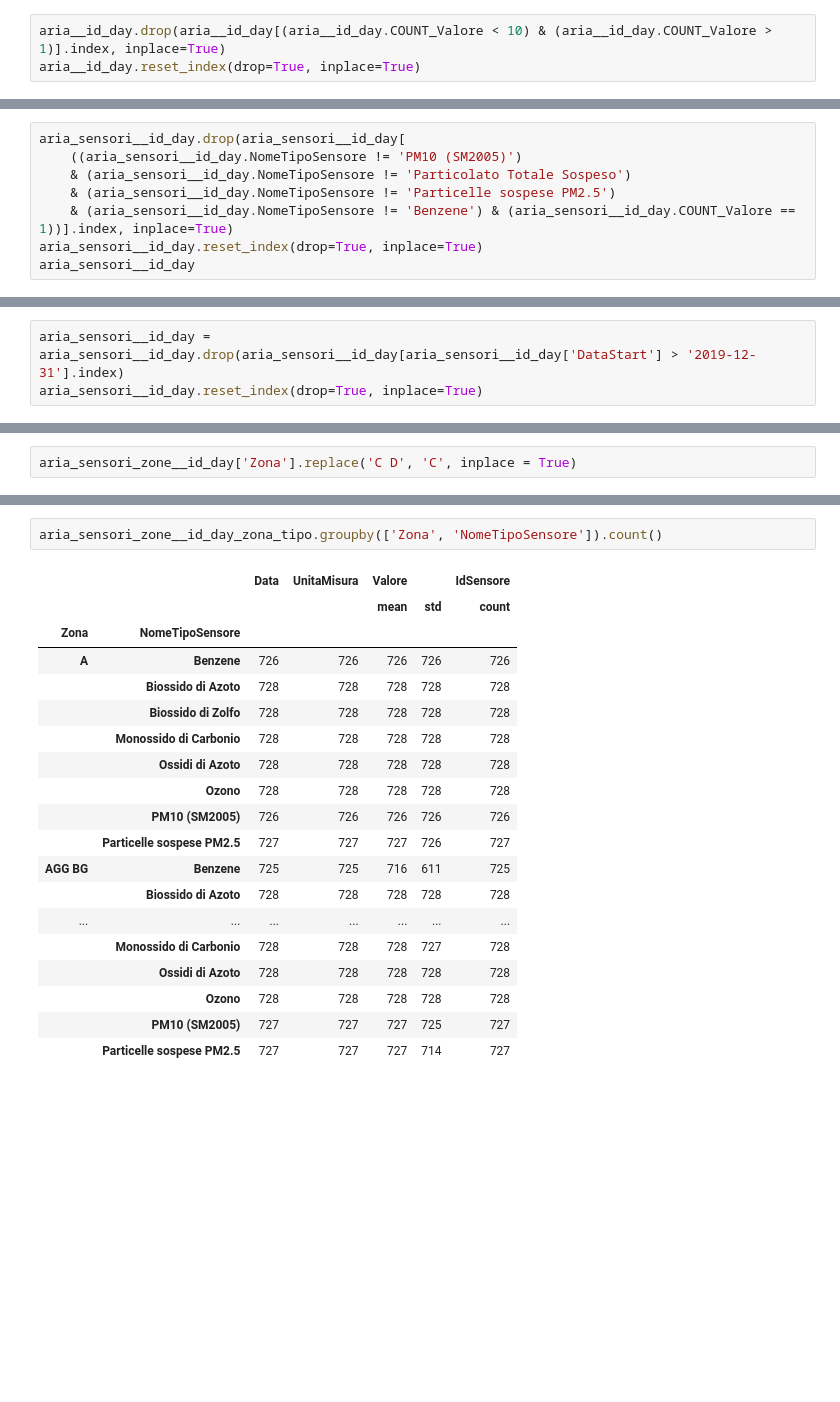
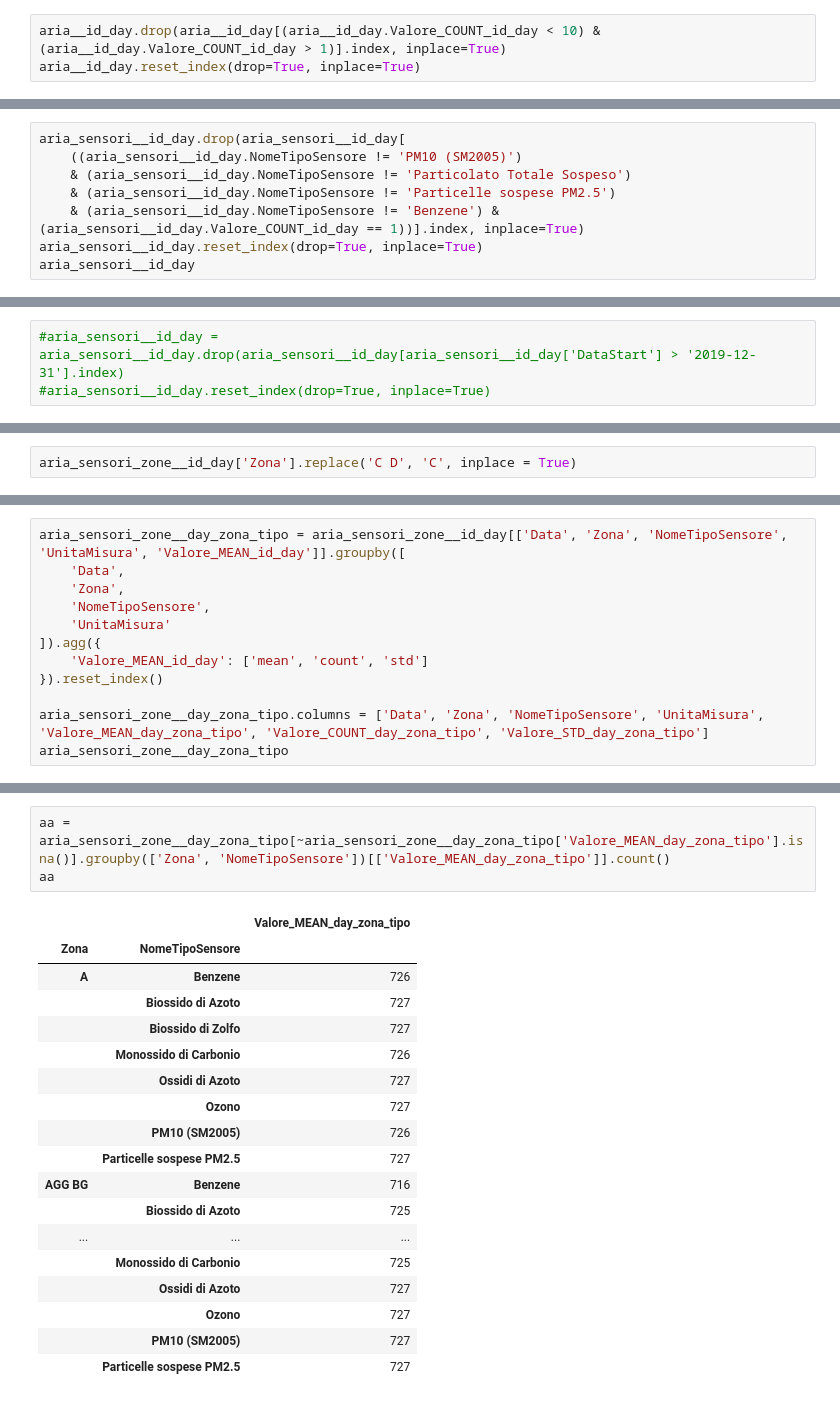
Before and after one commit to giocoal/air-quality-milano-interactive-data-visualization-tableau, a Jupyter notebook: Data_Visualization_project_21_22.ipynb, the cells around one changed output, grey strips where cells are left out. Cells and saved outputs as stored; diff of their text form; blank space fills up the shorter version.

```diff
--- a/Data_Visualization_project_21_22.ipynb
+++ b/Data_Visualization_project_21_22.ipynb
@@ -453,7 +487,7 @@ aria__id_day[aria__id_day.COUNT_Valore == 0].shape[0]
 # %% [markdown]
 #### Rimozione medie ottenute da meno di 10 osservazioni
 # %%
-aria__id_day.drop(aria__id_day[(aria__id_day.COUNT_Valore < 10) & (aria__id_day.COUNT_Valore > 1)].index, inplace=True)
+aria__id_day.drop(aria__id_day[(aria__id_day.Valore_COUNT_id_day < 10) & (aria__id_day.Valore_COUNT_id_day > 1)].index, inplace=True)
 aria__id_day.reset_index(drop=True, inplace=True)
 # %% [markdown]
 ## JOIN (aria, sensori)
@@ -581,7 +615,7 @@ aria_sensori__id_day.drop(aria_sensori__id_day[
     ((aria_sensori__id_day.NomeTipoSensore != 'PM10 (SM2005)')
     & (aria_sensori__id_day.NomeTipoSensore != 'Particolato Totale Sospeso')
     & (aria_sensori__id_day.NomeTipoSensore != 'Particelle sospese PM2.5')
-    & (aria_sensori__id_day.NomeTipoSensore != 'Benzene') & (aria_sensori__id_day.COUNT_Valore == 1))].index, inplace=True)
+    & (aria_sensori__id_day.NomeTipoSensore != 'Benzene') & (aria_sensori__id_day.Valore_COUNT_id_day == 1))].index, inplace=True)
 aria_sensori__id_day.reset_index(drop=True, inplace=True)
 aria_sensori__id_day
 # %% [output]
@@ -607,6 +639,6 @@ sum(aria_sensori__id_day['DataStart'] > '2019-12-31')
 # %%
-aria_sensori__id_day = aria_sensori__id_day.drop(aria_sensori__id_day[aria_sensori__id_day['DataStart'] > '2019-12-31'].index)
-aria_sensori__id_day.reset_index(drop=True, inplace=True)
+#aria_sensori__id_day = aria_sensori__id_day.drop(aria_sensori__id_day[aria_sensori__id_day['DataStart'] > '2019-12-31'].index)
+#aria_sensori__id_day.reset_index(drop=True, inplace=True)
 # %% [markdown]
 Numero sensori con `DataStop` diversa da NA
 # %%
@@ -680,0 +699,12 @@ aria_sensori_zone__id_day_zona_tipo
+# %%
+aria_sensori_zone__day_zona_tipo = aria_sensori_zone__id_day[['Data', 'Zona', 'NomeTipoSensore', 'UnitaMisura', 'Valore_MEAN_id_day']].groupby([
+    'Data',
+    'Zona',
+    'NomeTipoSensore',
+    'UnitaMisura'
+]).agg({
+    'Valore_MEAN_id_day': ['mean', 'count', 'std']
+}).reset_index()
+
+aria_sensori_zone__day_zona_tipo.columns = ['Data', 'Zona', 'NomeTipoSensore', 'UnitaMisura', 'Valore_MEAN_day_zona_tipo', 'Valore_COUNT_day_zona_tipo', 'Valore_STD_day_zona_tipo']
+aria_sensori_zone__day_zona_tipo
@@ -683,22 +737,22 @@ Controllo il numero di righe per osservazioni per ogni coppia zona - inquinante
 # %%
-aria_sensori_zone__id_day_zona_tipo.groupby(['Zona', 'NomeTipoSensore']).count()
+aa = aria_sensori_zone__day_zona_tipo[~aria_sensori_zone__day_zona_tipo['Valore_MEAN_day_zona_tipo'].isna()].groupby(['Zona', 'NomeTipoSensore'])[['Valore_MEAN_day_zona_tipo']].count()
+aa
 # %% [output]
-|  |  | Data | UnitaMisura | Valore |  | IdSensore |
-|  |  |  |  | mean | std | count |
-| Zona | NomeTipoSensore |  |  |  |  |  |
-| A | Benzene | 726 | 726 | 726 | 726 | 726 |
-|  | Biossido di Azoto | 728 | 728 | 728 | 728 | 728 |
-|  | Biossido di Zolfo | 728 | 728 | 728 | 728 | 728 |
-|  | Monossido di Carbonio | 728 | 728 | 728 | 728 | 728 |
-|  | Ossidi di Azoto | 728 | 728 | 728 | 728 | 728 |
-|  | Ozono | 728 | 728 | 728 | 728 | 728 |
-|  | PM10 (SM2005) | 726 | 726 | 726 | 726 | 726 |
-|  | Particelle sospese PM2.5 | 727 | 727 | 727 | 726 | 727 |
-| AGG BG | Benzene | 725 | 725 | 716 | 611 | 725 |
-|  | Biossido di Azoto | 728 | 728 | 728 | 728 | 728 |
-| ... | ... | ... | ... | ... | ... | ... |
-|  | Monossido di Carbonio | 728 | 728 | 728 | 727 | 728 |
-|  | Ossidi di Azoto | 728 | 728 | 728 | 728 | 728 |
-|  | Ozono | 728 | 728 | 728 | 728 | 728 |
-|  | PM10 (SM2005) | 727 | 727 | 727 | 725 | 727 |
-|  | Particelle sospese PM2.5 | 727 | 727 | 727 | 714 | 727 |
+|  |  | Valore_MEAN_day_zona_tipo |
+| Zona | NomeTipoSensore |  |
+| A | Benzene | 726 |
+|  | Biossido di Azoto | 727 |
+|  | Biossido di Zolfo | 727 |
+|  | Monossido di Carbonio | 726 |
+|  | Ossidi di Azoto | 727 |
+|  | Ozono | 727 |
+|  | PM10 (SM2005) | 726 |
+|  | Particelle sospese PM2.5 | 727 |
+| AGG BG | Benzene | 716 |
+|  | Biossido di Azoto | 725 |
+| ... | ... | ... |
+|  | Monossido di Carbonio | 725 |
+|  | Ossidi di Azoto | 727 |
+|  | Ozono | 727 |
+|  | PM10 (SM2005) | 727 |
+|  | Particelle sospese PM2.5 | 727 |
```
Also changed, not shown: parts of 37 cells of this notebook.
